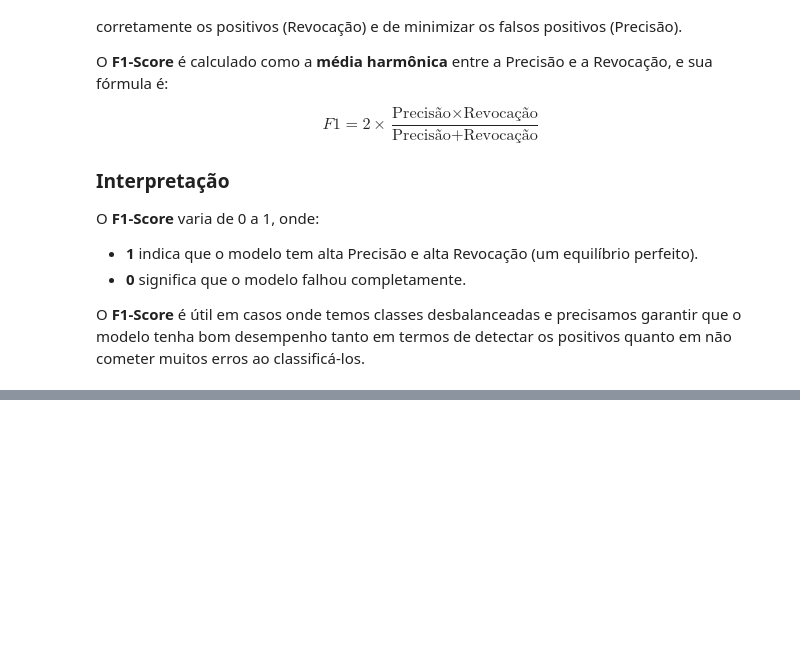
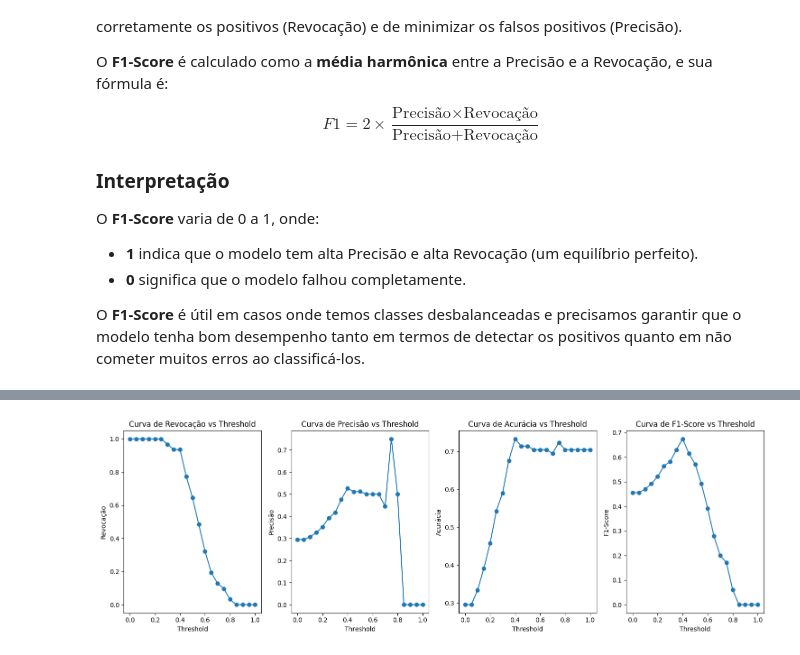
Before and after one commit to thiagorr162/mini_ml, a Jupyter notebook: presentation/3-Avaliacao.ipynb, the cells around one changed output, grey strips where cells are left out. Saved outputs shown, nothing was run; the diff lists cells and outputs as text; code cells hidden in the pictures; blank space fills up the shorter version.

```diff
--- a/presentation/3-Avaliacao.ipynb
+++ b/presentation/3-Avaliacao.ipynb
@@ -168,0 +195,58 @@ F1-Score (Classe 1): 0.47
+# %%
+# Gerando probabilidades de predição
+y_prob = model_bin.predict_proba(X_test)[:, 1]
+
+# Definindo uma lista de thresholds (de 0 a 1 com incremento de 0.05)
+thresholds = np.arange(0.0, 1.05, 0.05)
+
+# Inicializando listas para armazenar precisão, revocação e acurácia
+precisions = []
+recalls = []
+accuracies = []
+f1_scores = []
+
+# Calculando precisão, revocação e acurácia para diferentes thresholds
+for threshold in thresholds:
+    y_pred_threshold = (y_prob >= threshold).astype(int)
+    precisions.append(precision_score(y_test, y_pred_threshold))
+    recalls.append(recall_score(y_test, y_pred_threshold))
+    accuracies.append(accuracy_score(y_test, y_pred_threshold))
+    f1_scores.append(f1_score(y_test, y_pred_threshold))
+
+# Criando os gráficos
+plt.figure(figsize=(15, 5))
+
+# Gráfico da Revocação
+plt.subplot(1, 4, 1)
+plt.plot(thresholds, recalls, marker='o')
+plt.title('Curva de Revocação vs Threshold')
+plt.xlabel('Threshold')
+plt.ylabel('Revocação')
+
+# Gráfico da Precisão
+plt.subplot(1, 4, 2)
+plt.plot(thresholds, precisions, marker='o')
+plt.title('Curva de Precisão vs Threshold')
+plt.xlabel('Threshold')
+plt.ylabel('Precisão')
+
+# Gráfico da Acurácia
+plt.subplot(1, 4, 3)
+plt.plot(thresholds, accuracies, marker='o')
+plt.title('Curva de Acurácia vs Threshold')
+plt.xlabel('Threshold')
+plt.ylabel('Acurácia')
+
+# Gráfico do F1-Score
+plt.subplot(1, 4, 4)
+plt.plot(thresholds, f1_scores, marker='o')
+plt.title('Curva de F1-Score vs Threshold')
+plt.xlabel('Threshold')
+plt.ylabel('F1-Score')
+
+
+# Exibindo os gráficos
+plt.tight_layout()
+plt.show()
+# %% [output]
+[figure, added]
```
Also changed, not shown: parts of 11 cells of this notebook.
